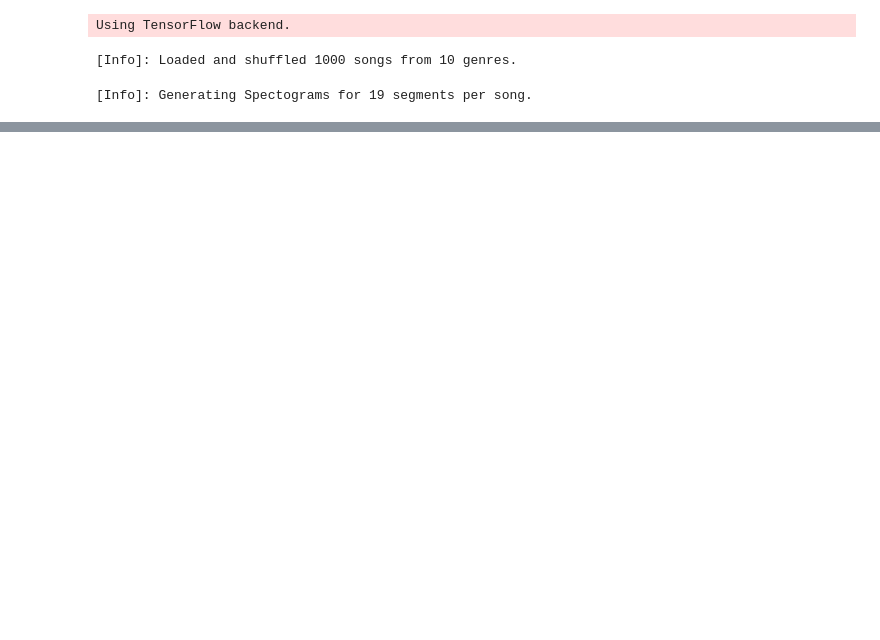
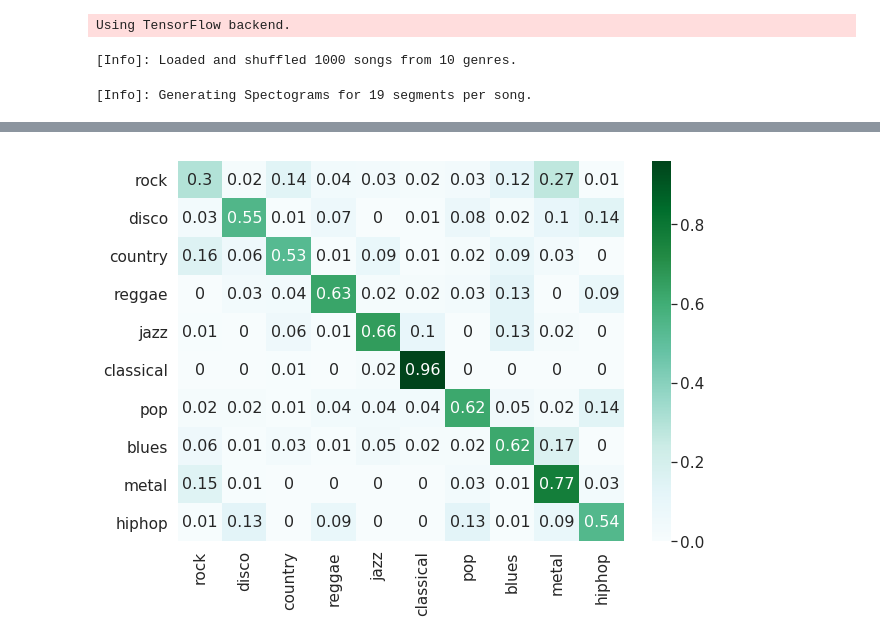
Before and after one commit to risengnom/Music-Genre-Recognition, a Jupyter notebook: musicrec/mel_spec_cnn.ipynb, the cells around one changed output, grey strips where cells are left out. Cells and saved outputs as stored; diff of their text form; code cells hidden in the pictures; blank space fills up the shorter version.

```diff
--- a/musicrec/mel_spec_cnn.ipynb
+++ b/musicrec/mel_spec_cnn.ipynb
@@ -297,18 +376,20 @@ print(lb.classes_[predictions.argmax(axis=1)])
 # %%
 p_array = [[0.34,0.03,0.23,0.08,0.02,0.03,0.02,0.09,0.16,0.01],
  [0.02, 0.68, 0.02, 0.1 , 0.  , 0.01, 0.04, 0.02, 0.02, 0.08],
  [0.09, 0.04, 0.63, 0.03, 0.07, 0.02, 0.01, 0.1 , 0.01, 0.  ],
  [0.  , 0.03, 0.06, 0.67, 0.01, 0.02, 0.05, 0.12, 0.  , 0.04],
  [0.02, 0.  , 0.06, 0.02, 0.61, 0.1 , 0.01, 0.15, 0.02, 0.  ],
  [0.  , 0.  , 0.01, 0.  , 0.02, 0.97, 0.  , 0.  , 0.  , 0.  ],
  [0.02, 0.04, 0.03, 0.03, 0.03, 0.04, 0.58, 0.07, 0.02, 0.15],
  [0.09, 0.  , 0.06, 0.02, 0.07, 0.02, 0.02, 0.63, 0.09, 0.  ],
  [0.17, 0.03, 0.01, 0.01, 0.  , 0.  , 0.01, 0.04, 0.71, 0.03],
  [0.01, 0.12, 0.  , 0.08, 0.  , 0.  , 0.12, 0.02, 0.12, 0.54]]
 
-df_cm = pd.DataFrame(p_array, genres,
+df_cm = pd.DataFrame(cm, genres,
                   genres)
 plt.figure(figsize = (10,7))
 sn.set(font_scale=1.4)#for label size
 
 ax=sn.heatmap(df_cm, annot=True,annot_kws={"size": 16}, cmap="BuGn")# font size
+# %% [output]
+[figure, added]
```
Also changed, not shown: parts of 10 cells of this notebook, 3 other files.
